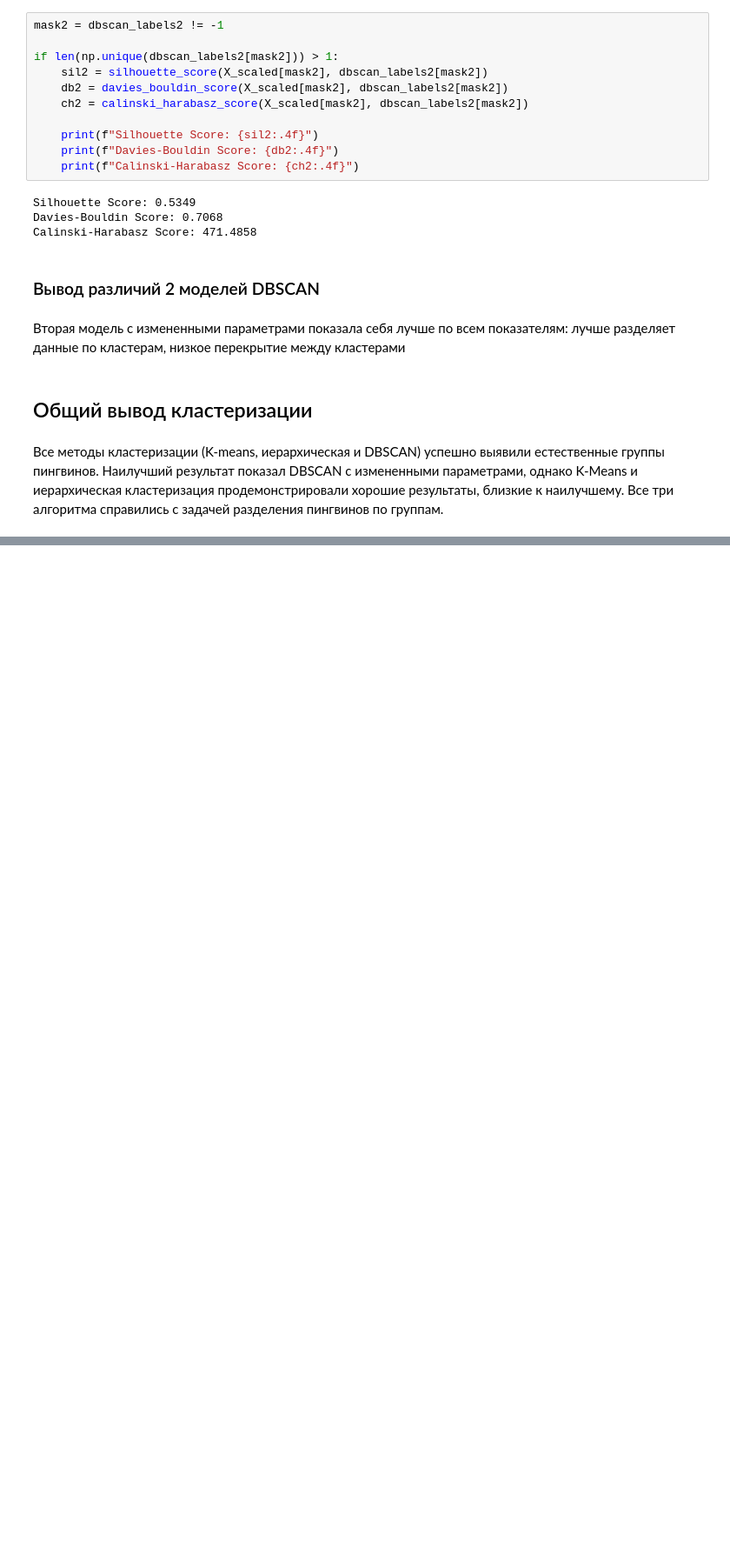
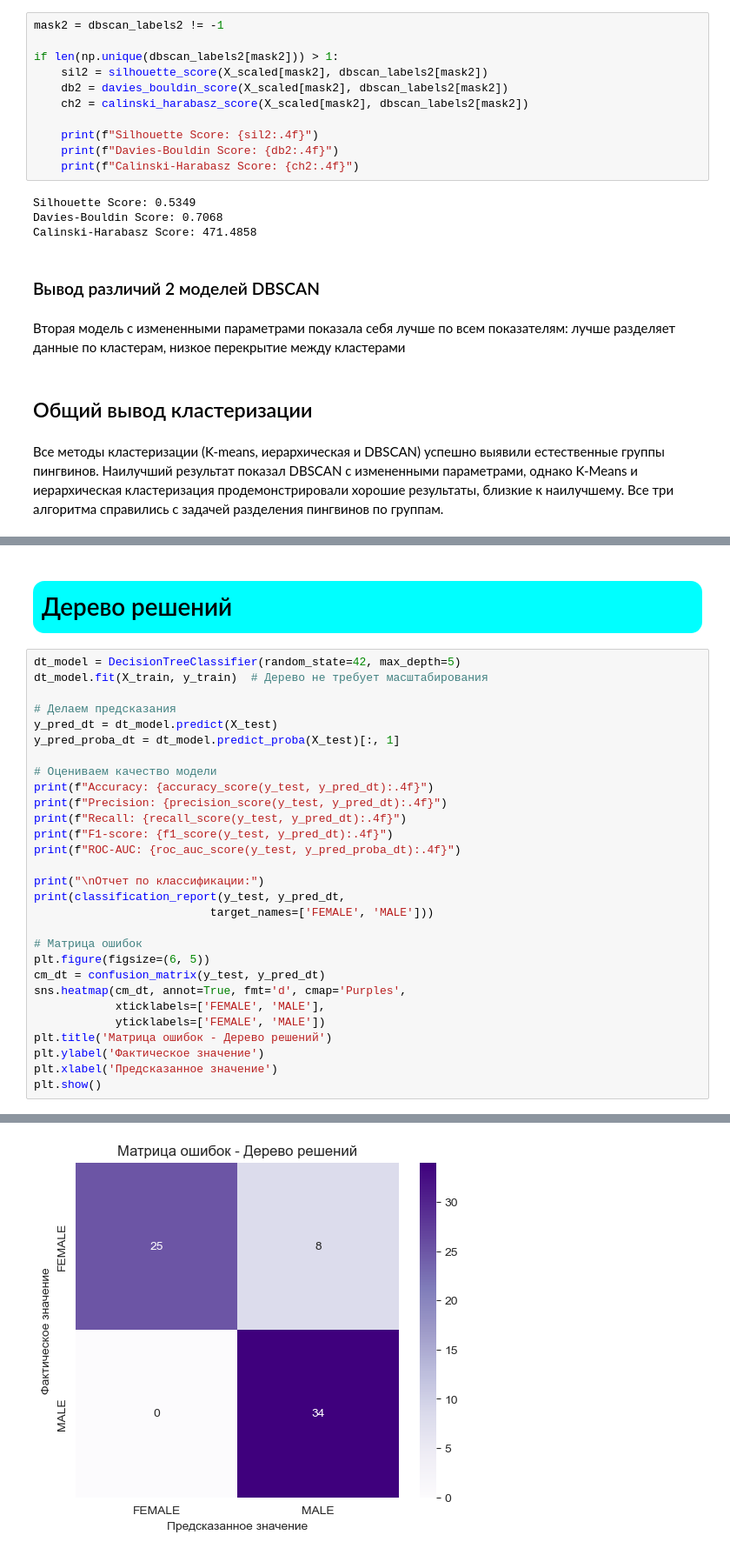
Before and after one commit to Arkturiuso/Pengu1n_team_Kirill-Timur_Corporation, a Jupyter notebook: penguins_classification.ipynb, the cells around one changed output, grey strips where cells are left out. Shown at 87% size. Cells and saved outputs as stored; diff of their text form; blank space fills up the shorter version.

```diff
--- a/penguins_classification.ipynb
+++ b/penguins_classification.ipynb
@@ -937,0 +1077,32 @@ Calinski-Harabasz Score: 471.4858
+# %% [markdown]
+<h1 style="background:cyan;padding:10px;align:center;border-radius:13px;">Дерево решений</h1>
+# %%
+dt_model = DecisionTreeClassifier(random_state=42, max_depth=5)
+dt_model.fit(X_train, y_train)  # Дерево не требует масштабирования
+
+# Делаем предсказания
+y_pred_dt = dt_model.predict(X_test)
+y_pred_proba_dt = dt_model.predict_proba(X_test)[:, 1]
+
+# Оцениваем качество модели
+print(f"Accuracy: {accuracy_score(y_test, y_pred_dt):.4f}")
+print(f"Precision: {precision_score(y_test, y_pred_dt):.4f}")
+print(f"Recall: {recall_score(y_test, y_pred_dt):.4f}")
+print(f"F1-score: {f1_score(y_test, y_pred_dt):.4f}")
+print(f"ROC-AUC: {roc_auc_score(y_test, y_pred_proba_dt):.4f}")
+
+print("\nОтчет по классификации:")
+print(classification_report(y_test, y_pred_dt,
+                          target_names=['FEMALE', 'MALE']))
+
+# Матрица ошибок
+plt.figure(figsize=(6, 5))
+cm_dt = confusion_matrix(y_test, y_pred_dt)
+sns.heatmap(cm_dt, annot=True, fmt='d', cmap='Purples',
+            xticklabels=['FEMALE', 'MALE'],
+            yticklabels=['FEMALE', 'MALE'])
+plt.title('Матрица ошибок - Дерево решений')
+plt.ylabel('Фактическое значение')
+plt.xlabel('Предсказанное значение')
+plt.show()
+# %% [output]
@@ -937,0 +1124 @@ Calinski-Harabasz Score: 471.4858
+[figure, added]
```
Also changed, not shown: parts of 31 cells of this notebook.
